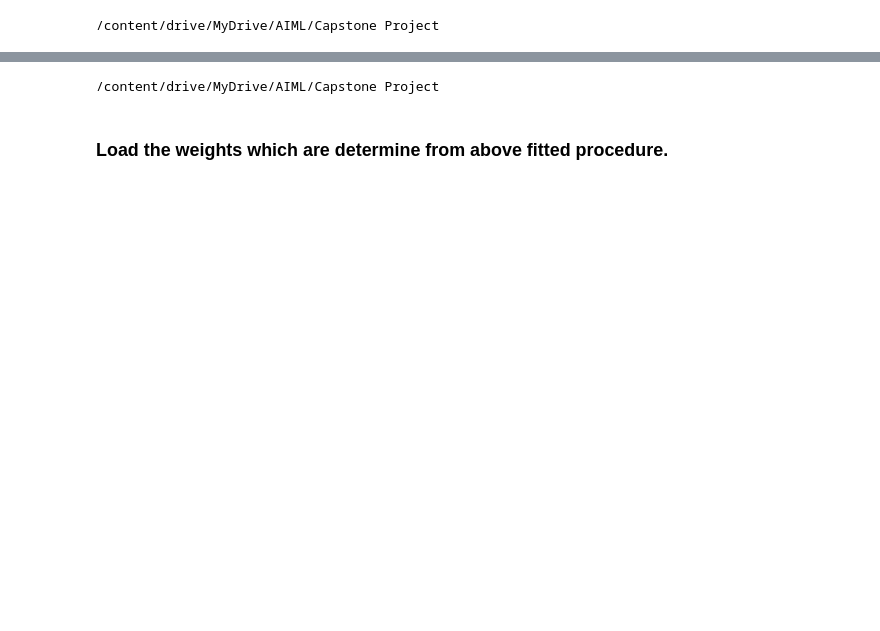
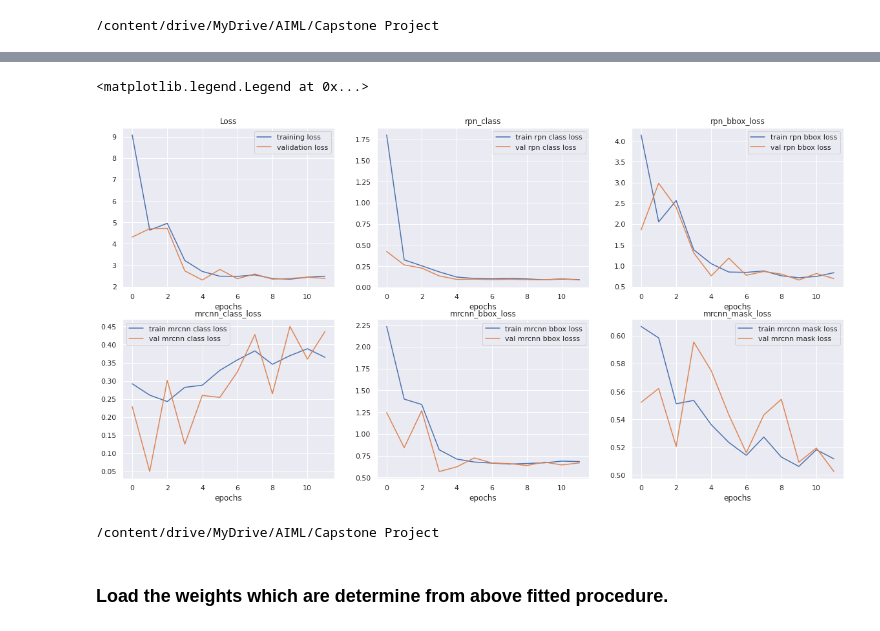
Before and after one commit to singhalgagan1/GreatLearningCapstoneProject, a Jupyter notebook: Practice/Sugat/Capstone_PneumoniaDetection_MaskRCNN.ipynb, the cells around one changed output, grey strips where cells are left out. Saved outputs shown, nothing was run; the diff lists cells and outputs as text; code cells hidden in the pictures; blank space fills up the shorter version.

Commit message:
Mask RCNN with 8000 trained images

```diff
--- a/Practice/Sugat/Capstone_PneumoniaDetection_MaskRCNN.ipynb
+++ b/Practice/Sugat/Capstone_PneumoniaDetection_MaskRCNN.ipynb
@@ -713,9 +754,10 @@ model_maskrcnn_heads.load_weights('mask_rcnn_coco.h5', by_name=True,
 # %%
 # train weights (output layers or 'heads')
+epochs_heads = 12
 history_maskrcnn_heads = model_maskrcnn_heads.train(dataset_train,
                                               dataset_val,
                                               learning_rate=config.LEARNING_RATE,
-                                              epochs=5,
+                                              epochs=epochs_heads,
                                               layers='heads')
 # %% [output]
 Starting at epoch 0. LR=0.001
@@ -738,3 +808,53 @@ Epoch 5/5
+# %%
+
+history = model_maskrcnn_heads.keras_model.history.history
+
+plt.figure(figsize=(20, 10))
+
+plt.subplot(2,3,1)
+plt.title('Loss')
+plt.plot(history['loss'], label = 'training loss')
+plt.plot(history['val_loss'], label = 'validation loss')
+plt.xlabel('epochs')
+plt.legend()
+
+plt.subplot(2,3,2)
+plt.title('rpn_class')
+plt.plot(history['rpn_class_loss'], label = 'train rpn class loss')
+plt.plot(history['val_rpn_class_loss'], label = 'val rpn class loss')
+plt.xlabel('epochs')
+plt.legend()
+
+plt.subplot(2,3,3)
+plt.title('rpn_bbox_loss')
+plt.plot(history['rpn_bbox_loss'], label = 'train rpn bbox loss')
+plt.plot(history['val_rpn_bbox_loss'], label = 'val rpn bbox loss')
+plt.xlabel('epochs')
+plt.legend()
+
+plt.subplot(2,3,4)
+plt.title('mrcnn_class_loss')
+plt.plot(history['mrcnn_class_loss'], label = 'train mrcnn class loss')
+plt.plot(history['val_mrcnn_class_loss'], label = 'val mrcnn class loss')
+plt.xlabel('epochs')
+plt.legend()
+
+plt.subplot(2,3,5)
+plt.title('mrcnn_bbox_loss')
+plt.plot(history['mrcnn_bbox_loss'], label = 'train mrcnn bbox loss')
+plt.plot(history['val_mrcnn_bbox_loss'], label = 'val mrcnn bbox losss')
+plt.xlabel('epochs')
+plt.legend()
+
+plt.subplot(2,3,6)
+plt.title('mrcnn_mask_loss')
+plt.plot(history['mrcnn_mask_loss'], label = 'train mrcnn mask loss')
+plt.plot(history['val_mrcnn_mask_loss'], label = 'val mrcnn mask loss')
+plt.xlabel('epochs')
+plt.legend()
+# %% [output]
+<matplotlib.legend.Legend at 0x...>
+[figure, added]
 # %%
 cd /content/drive/MyDrive/AIML/Capstone\ Project
 # %% [output]
```
Also changed, not shown: parts of 23 cells of this notebook.
